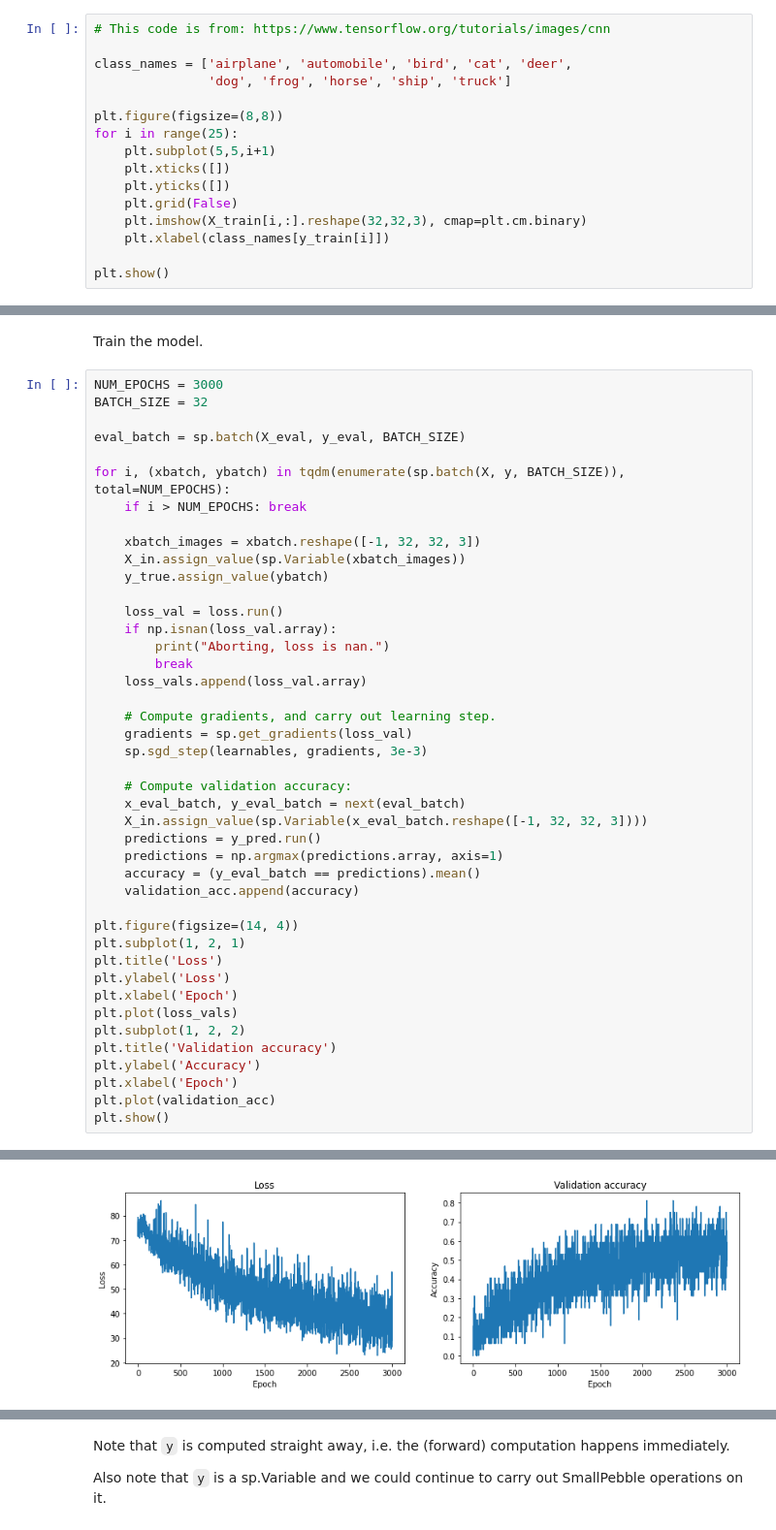
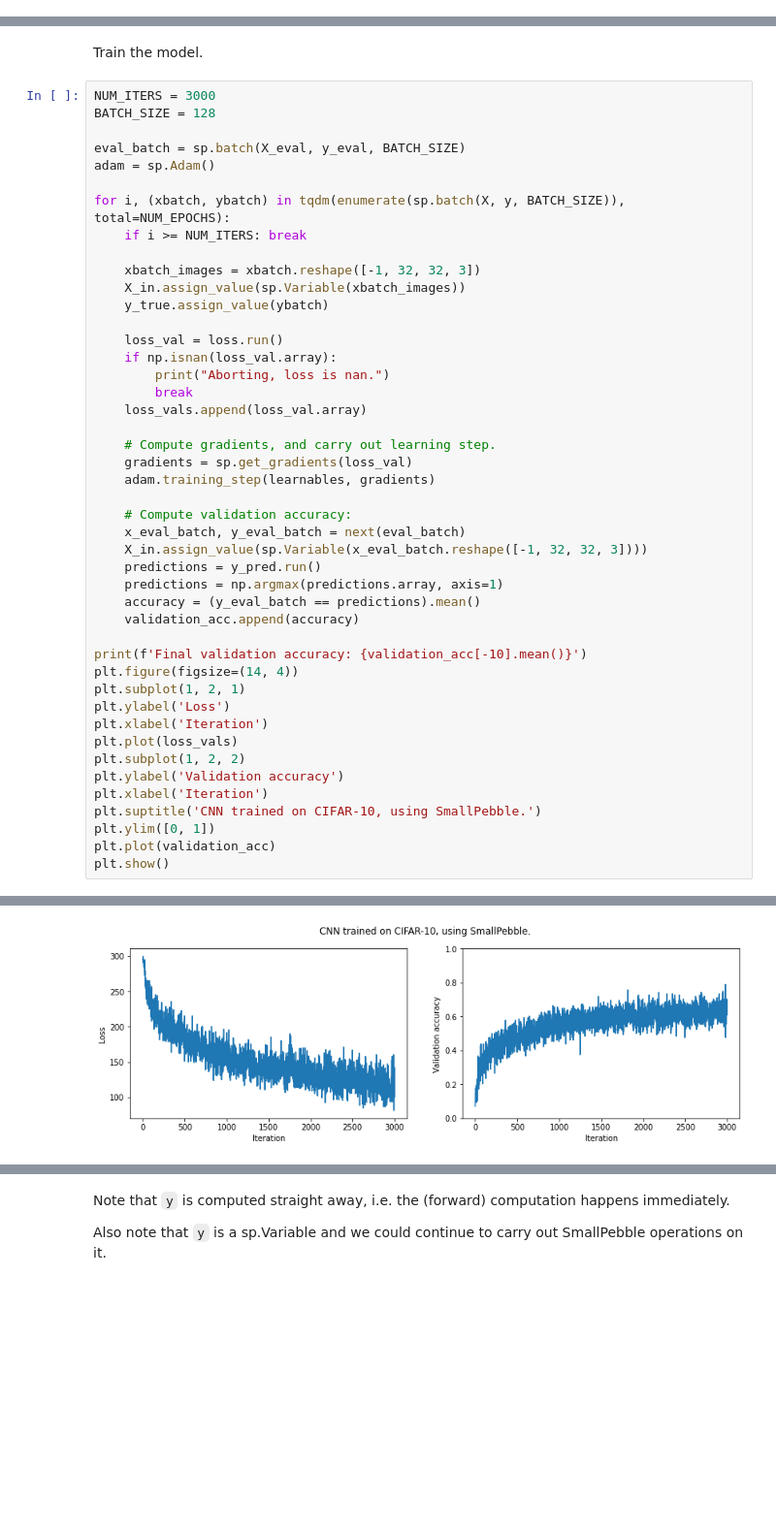
Before and after one commit to sradc/SmallPebble, a Jupyter notebook: README.ipynb, the cells around one changed output, grey strips where cells are left out. Shown at 97% size. Saved outputs shown, nothing was run; the diff lists cells and outputs as text; blank space fills up the shorter version.

Commit message:
updated readme.
- removed conv MNIST example.
- Used larger model, with Colab, for cifar
- edited text somewhat

```diff
--- a/README.ipynb
+++ b/README.ipynb
@@ -230,16 +224,0 @@ Plot, to check it's the right data.
-# %%
-# This code is from: https://www.tensorflow.org/tutorials/images/cnn
-
-class_names = ['airplane', 'automobile', 'bird', 'cat', 'deer',
-               'dog', 'frog', 'horse', 'ship', 'truck']
-
-plt.figure(figsize=(8,8))
-for i in range(25):
-    plt.subplot(5,5,i+1)
-    plt.xticks([])
-    plt.yticks([])
-    plt.grid(False)
-    plt.imshow(X_train[i,:].reshape(32,32,3), cmap=plt.cm.binary)
-    plt.xlabel(class_names[y_train[i]])
-
-plt.show()
@@ -282,13 +225,14 @@ h.run().shape
 # %% [markdown]
 Train the model.
 # %%
-NUM_EPOCHS = 3000
-BATCH_SIZE = 32
+NUM_ITERS = 3000
+BATCH_SIZE = 128
 
 eval_batch = sp.batch(X_eval, y_eval, BATCH_SIZE)
+adam = sp.Adam()
 
 for i, (xbatch, ybatch) in tqdm(enumerate(sp.batch(X, y, BATCH_SIZE)), total=NUM_EPOCHS):
-    if i > NUM_EPOCHS: break
+    if i >= NUM_ITERS: break
 
     xbatch_images = xbatch.reshape([-1, 32, 32, 3])
     X_in.assign_value(sp.Variable(xbatch_images))
@@ -302,7 +246,7 @@ for i, (xbatch, ybatch) in tqdm(enumerate(sp.batch(X, y, BATCH_SIZE)), total=NUM
 
     # Compute gradients, and carry out learning step.
     gradients = sp.get_gradients(loss_val)
-    sp.sgd_step(learnables, gradients, 3e-3)
+    adam.training_step(learnables, gradients)
 
     # Compute validation accuracy:
     x_eval_batch, y_eval_batch = next(eval_batch)
@@ -312,16 +256,17 @@ for i, (xbatch, ybatch) in tqdm(enumerate(sp.batch(X, y, BATCH_SIZE)), total=NUM
     accuracy = (y_eval_batch == predictions).mean()
     validation_acc.append(accuracy)
 
+print(f'Final validation accuracy: {validation_acc[-10].mean()}')
 plt.figure(figsize=(14, 4))
 plt.subplot(1, 2, 1)
-plt.title('Loss')
 plt.ylabel('Loss')
-plt.xlabel('Epoch')
+plt.xlabel('Iteration')
 plt.plot(loss_vals)
 plt.subplot(1, 2, 2)
-plt.title('Validation accuracy')
-plt.ylabel('Accuracy')
-plt.xlabel('Epoch')
+plt.ylabel('Validation accuracy')
+plt.xlabel('Iteration')
+plt.suptitle('CNN trained on CIFAR-10, using SmallPebble.')
+plt.ylim([0, 1])
 plt.plot(validation_acc)
 plt.show()
 # %% [output]
@@ -328 +274 @@ plt.show()
-[figure, old version]
+[figure, new version]
```
Also changed, not shown: parts of 38 cells of this notebook, 9 other files.
